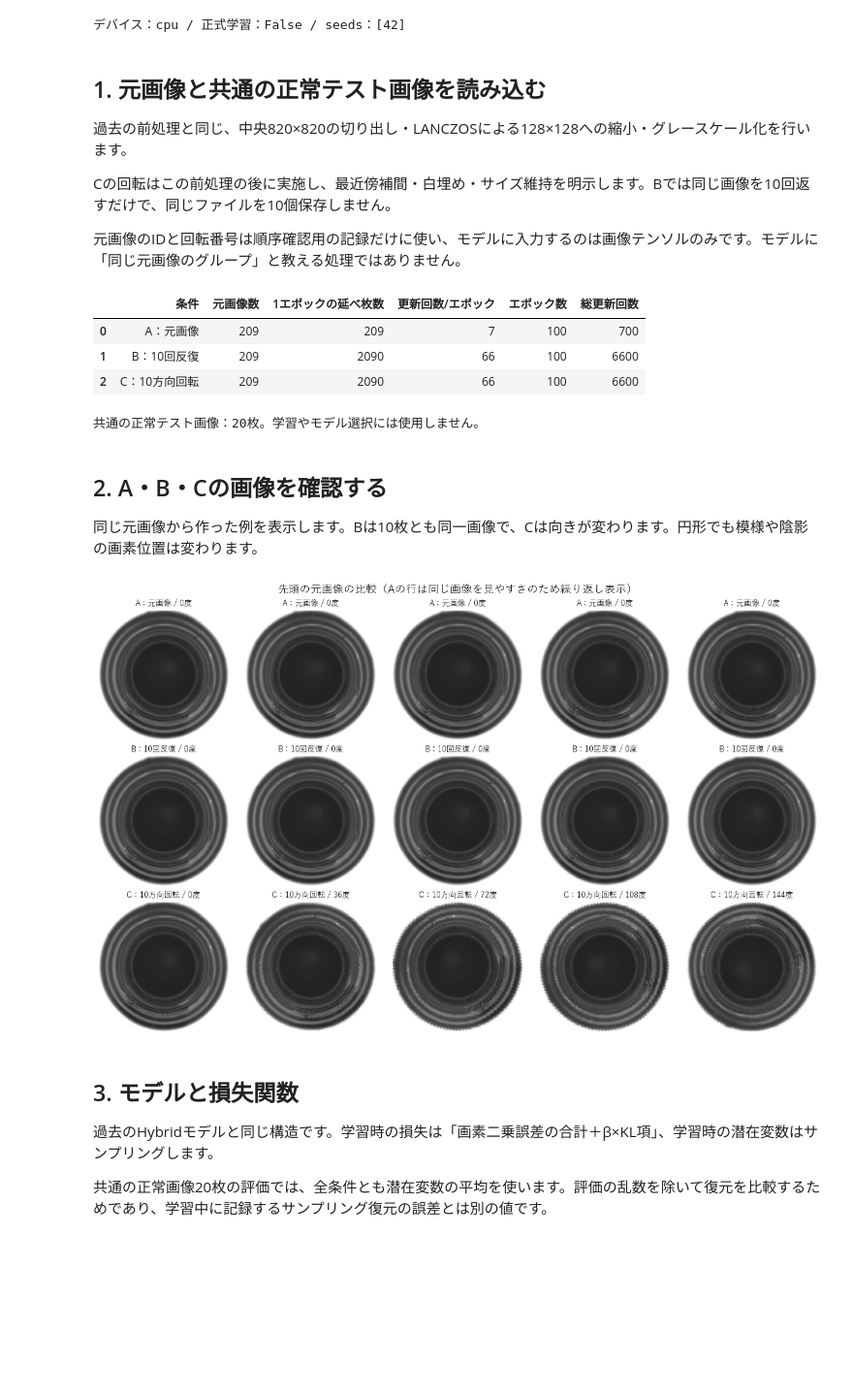
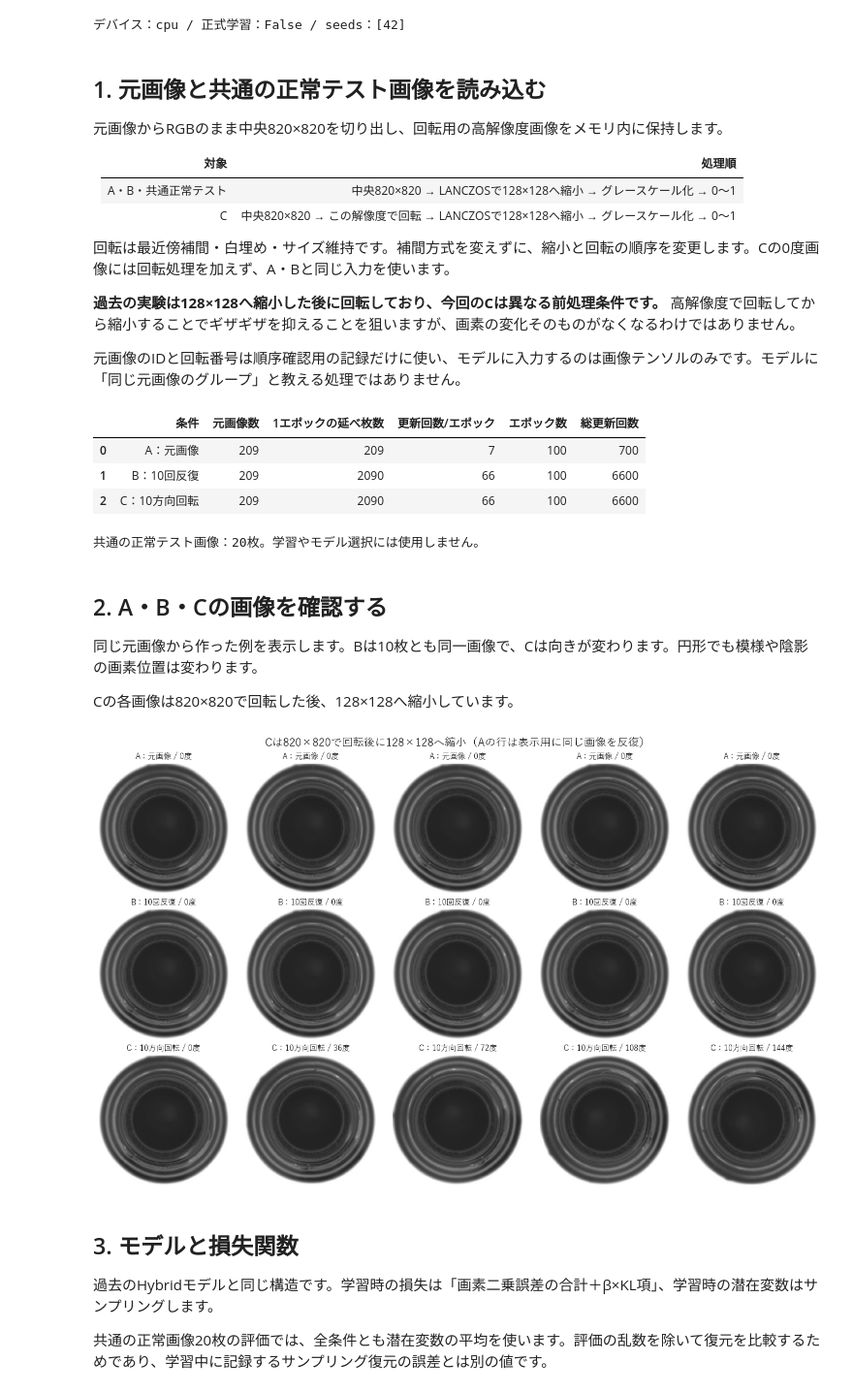
Before and after one commit to tokiyaokoshi/image-anomaly-detection, a Jupyter notebook: code/261021画像反復と回転拡張による学習効果の比較.ipynb, the cells around one changed output. Shown at 97% size. Cells and saved outputs as stored; diff of their text form; code cells hidden in the pictures; blank space fills up the shorter version.

```diff
--- a/code/261021画像反復と回転拡張による学習効果の比較.ipynb
+++ b/code/261021画像反復と回転拡張による学習効果の比較.ipynb
@@ -95,17 +96,27 @@ print(f'デバイス：{DEVICE} / 正式学習：{RUN_FULL_TRAINING} / seeds：{
 # %% [markdown]
 ## 1. 元画像と共通の正常テスト画像を読み込む
 
-過去の前処理と同じ、中央820×820の切り出し・LANCZOSによる128×128への縮小・グレースケール化を行います。
+元画像からRGBのまま中央820×820を切り出し、回転用の高解像度画像をメモリ内に保持します。
 
-Cの回転はこの前処理の後に実施し、最近傍補間・白埋め・サイズ維持を明示します。Bでは同じ画像を10回返すだけで、同じファイルを10個保存しません。
+| 対象 | 処理順 |
+|---|---|
+| A・B・共通正常テスト | 中央820×820 → LANCZOSで128×128へ縮小 → グレースケール化 → 0〜1 |
+| C | 中央820×820 → この解像度で回転 → LANCZOSで128×128へ縮小 → グレースケール化 → 0〜1 |
+
+回転は最近傍補間・白埋め・サイズ維持です。補間方式を変えずに、縮小と回転の順序を変更します。Cの0度画像には回転処理を加えず、A・Bと同じ入力を使います。
+
+**過去の実験は128×128へ縮小した後に回転しており、今回のCは異なる前処理条件です。** 高解像度で回転してから縮小することでギザギザを抑えることを狙いますが、画素の変化そのものがなくなるわけではありません。
 
 元画像のIDと回転番号は順序確認用の記録だけに使い、モデルに入力するのは画像テンソルのみです。モデルに「同じ元画像のグループ」と教える処理ではありません。
 # %%
-base_transform = transforms.Compose([
-    transforms.CenterCrop(820),
+# RGBの820×820画像を保持し、Cだけ縮小前に回転する。
+crop_transform = transforms.CenterCrop(820)
+final_transform = transforms.Compose([
     transforms.Resize((128, 128), interpolation=transforms.InterpolationMode.LANCZOS),
     transforms.Grayscale(num_output_channels=1),
 ])
+# A/Bと共通テストの処理は従来と同じ順序。
+base_transform = transforms.Compose([crop_transform, final_transform])
 to_tensor = transforms.ToTensor()
 
 def read_base_images(directory):
@@ -116,8 +127,8 @@ def read_base_images(directory):
     for path in paths:
         raw = path.read_bytes()
         with Image.open(BytesIO(raw)) as im:
-            image = base_transform(im.convert('RGB'))
-        tensor = to_tensor(image)
+            image = crop_transform(im.convert('RGB'))
+        tensor = to_tensor(final_transform(image))
         images.append(image.copy())
         manifest.append({
             'path': path.relative_to(ROOT).as_posix(),
@@ -132,7 +143,7 @@ class RotationControlDataset(Dataset):
             raise ValueError(condition)
         self.condition = condition
         self.base_images = base_images
-        self.base_tensors = torch.stack([to_tensor(im) for im in base_images])
+        self.base_tensors = torch.stack([to_tensor(final_transform(im)) for im in base_images])
         self.repeats = 1 if condition == 'A_original' else len(ANGLES)
         self.rotated_tensors = None
         if condition == 'C_rotate10':
@@ -144,7 +155,8 @@ class RotationControlDataset(Dataset):
                         interpolation=transforms.InterpolationMode.NEAREST,
                         expand=False, fill=255,
                     )
-                    variants.append(to_tensor(variant))
+                    # 820×820で回転してから、全条件共通の縮小・グレースケール化。
+                    variants.append(to_tensor(final_transform(variant)))
             self.rotated_tensors = torch.stack(variants)
 
     def __len__(self):
@@ -173,7 +185,7 @@ test_hashes = {v['preprocessed_sha256'] for v in normal_test_manifest}
 if train_hashes & test_hashes:
     raise ValueError('学習画像と共通テスト画像に、前処理後の完全一致が見つかりました。')
 datasets = {name: RotationControlDataset(train_images, name) for name in CONDITIONS}
-normal_test_tensor = torch.stack([to_tensor(im) for im in normal_test_images])
+normal_test_tensor = torch.stack([to_tensor(final_transform(im)) for im in normal_test_images])
 
 assert len(datasets['A_original']) == 209
 assert len(datasets['B_repeat10']) == len(datasets['C_rotate10']) == 2090
@@ -200,21 +212,23 @@ print('共通の正常テスト画像：20枚。学習やモデル選択には
 ## 2. A・B・Cの画像を確認する
 
 同じ元画像から作った例を表示します。Bは10枚とも同一画像で、Cは向きが変わります。円形でも模様や陰影の画素位置は変わります。
+
+Cの各画像は820×820で回転した後、128×128へ縮小しています。
 # %%
 fig, axes = plt.subplots(3, 5, figsize=(13, 8), constrained_layout=True)
 for row, condition in enumerate(CONDITIONS):
     for column in range(5):
         index = 0 if condition == 'A_original' else column
         image, parent, variant = datasets[condition][index]
         axes[row, column].imshow(image[0], cmap='gray', vmin=0, vmax=1)
         angle = ANGLES[variant] if condition == 'C_rotate10' else 0
         axes[row, column].set_title(f'{CONDITION_LABELS[condition]} / {angle}度', fontsize=10)
         axes[row, column].axis('off')
-fig.suptitle('先頭の元画像の比較（Aの行は同じ画像を見やすさのため繰り返し表示）', fontsize=14)
+fig.suptitle('Cは820×820で回転後に128×128へ縮小（Aの行は表示用に同じ画像を反復）', fontsize=14)
 plt.show()
 plt.close(fig)
 # %% [output]
-[figure, old version]
+[figure, new version]
 # %% [markdown]
 ## 3. モデルと損失関数
 
```
Also changed, not shown: parts of 3 cells of this notebook, 1 other file.
